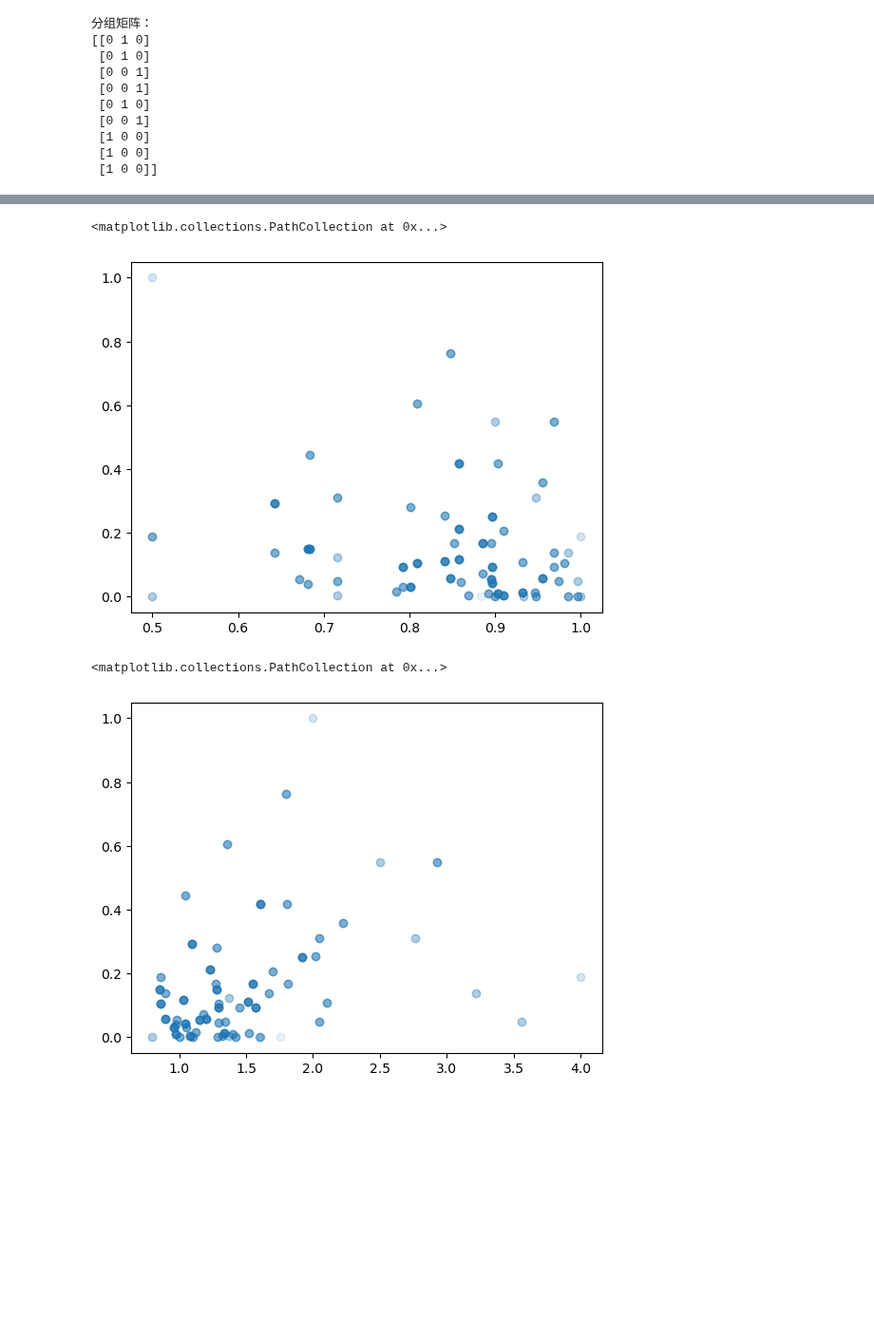
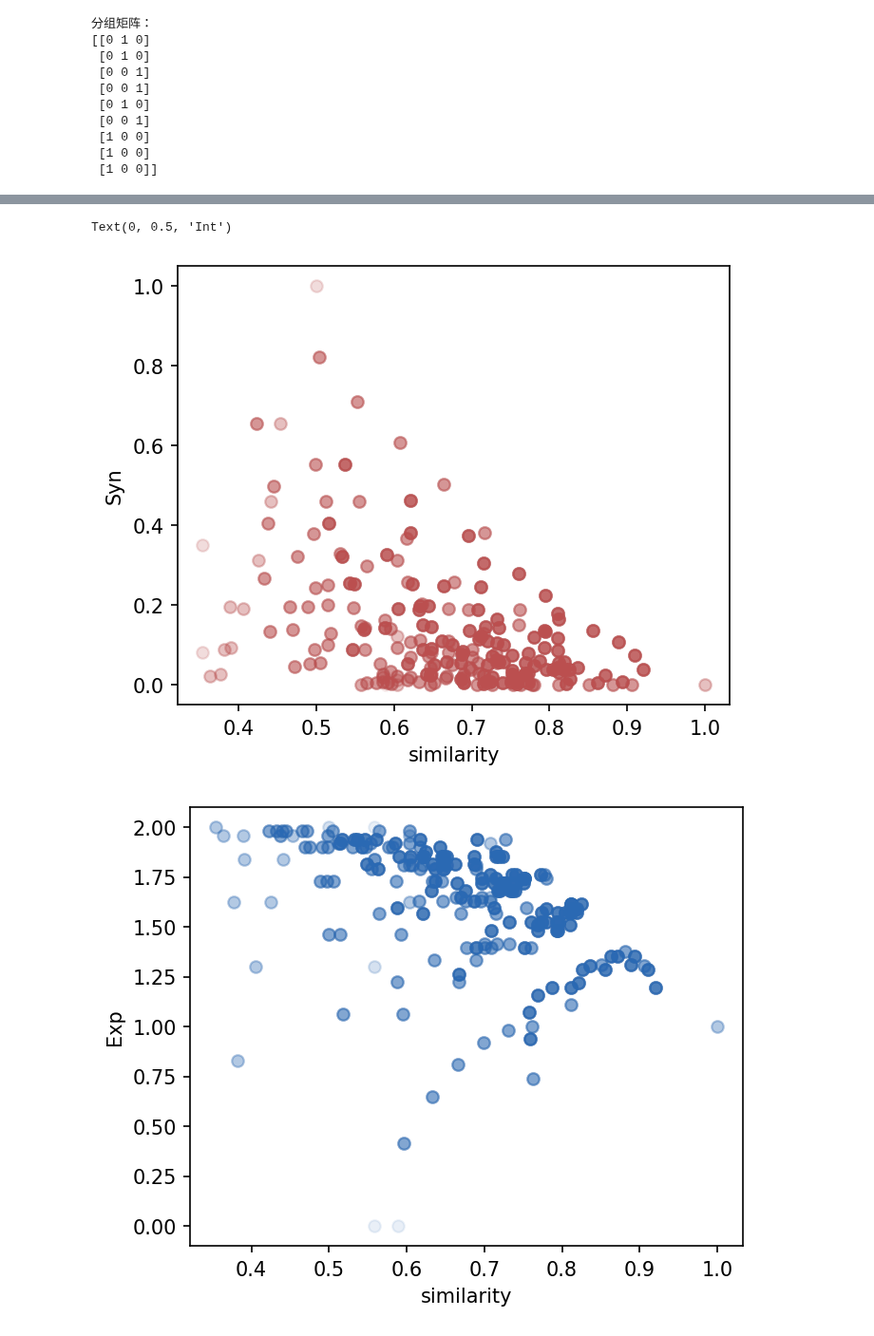
Before and after one commit to Lyn1216/Local-EI-project, a Jupyter notebook: exp/bool_network/new_example/syn_svd.ipynb, the cells around one changed output, grey strips where cells are left out. Shown at 95% size. Saved outputs shown, nothing was run; the diff lists cells and outputs as text; code cells hidden in the pictures; blank space fills up the shorter version.

```diff
--- a/exp/bool_network/new_example/syn_svd.ipynb
+++ b/exp/bool_network/new_example/syn_svd.ipynb
@@ -128,12 +128,6 @@ def distance(mat1, mat2):
     dis1 = np.abs(mat1 - mat2)
     dis2 = np.abs(mat1 - mat2[:,::-1])
     return np.min([np.mean(dis1), np.mean(dis2)])
-
-dis_ls = []
-for mat in group_list:
-    diss1 = distance(mat, var_mat1)
-    diss2 = distance(mat, var_mat2)
-    dis_ls.append(diss1 + diss2)
 # %%
 import sys
 sys.path.append("../../..")
@@ -146,7 +140,7 @@ import seaborn as sns
 from func.iit_tpm import make_tpm, tpm_series, dis_mean
 from func.grn_tpm import iit_tpm_cal
 
-n = 5
+n = 7
 a_ls = np.linspace(0,1,n)
 b_ls = np.linspace(0,1,n)
 c_ls = np.linspace(0,1,n)
@@ -173,7 +167,7 @@ for a in a_ls:
                 int_ls.append(introverted)
                 diss1 = sim_mat(group_matrix, var_mat1)
                 diss2 = sim_mat(group_matrix, var_mat2)
-                dis_ls.append(diss1**2 + diss2**2)
+                dis_ls.append(np.max([diss1, diss2]))
 #                 if diss1 + diss2 == 1 and expansive == 0:
 #                     print(tpm)
 # %%
@@ -199,7 +193,7 @@ for a in a_ls:
 #                 diss2 = distance(group_matrix, var_mat2)
                 diss1 = sim_mat(group_matrix, var_mat1)
                 diss2 = sim_mat(group_matrix, var_mat2)
-                dis_ls.append(diss1**2 + diss2**2)
+                dis_ls.append(np.min([diss1, diss2]))
 #                 if diss1**2 + diss2**2 < 0.51 and syn < 0.1:
 #                     print(tpm)
 #                     print('group:', group_matrix)
@@ -236,11 +200,18 @@ plt.scatter(dis_c, syn_det_ls, alpha=0.1)
-# %%
-plt.scatter(dis_ls, syn_ls, alpha=0.1)
-# %% [output]
-<matplotlib.collections.PathCollection at 0x...>
-[figure, removed]
-# %%
-dis_c = [1/i for i in dis_ls]
-plt.scatter(dis_c, syn_ls, alpha=0.1)
-# %% [output]
-<matplotlib.collections.PathCollection at 0x...>
-[figure, removed]
+# %%
+colors = ["#BB4F4F", '#2A69B3', '#74B38F', '#9B76B2', "#B99523", "#27B5AF", "#1E90FF", "#87CEEB"]
+plt.figure(figsize=(5,4),dpi=150)
+plt.scatter(dis_ls, syn_ls, alpha=0.1, color=colors[0])
+plt.xlabel('similarity')
+plt.ylabel('Syn')
+plt.figure(figsize=(5,4),dpi=150)
+plt.scatter(dis_ls, exp_ls, alpha=0.1, color=colors[1])
+plt.xlabel('similarity')
+plt.ylabel('Exp')
+plt.figure(figsize=(5,4),dpi=150)
+plt.scatter(dis_ls, int_ls, alpha=0.1, color=colors[2])
+plt.xlabel('similarity')
+plt.ylabel('Int')
+# %% [output]
+Text(0, 0.5, 'Int')
+[figure, added]
+[figure, added]
```
Also changed, not shown: parts of 5 cells of this notebook.
